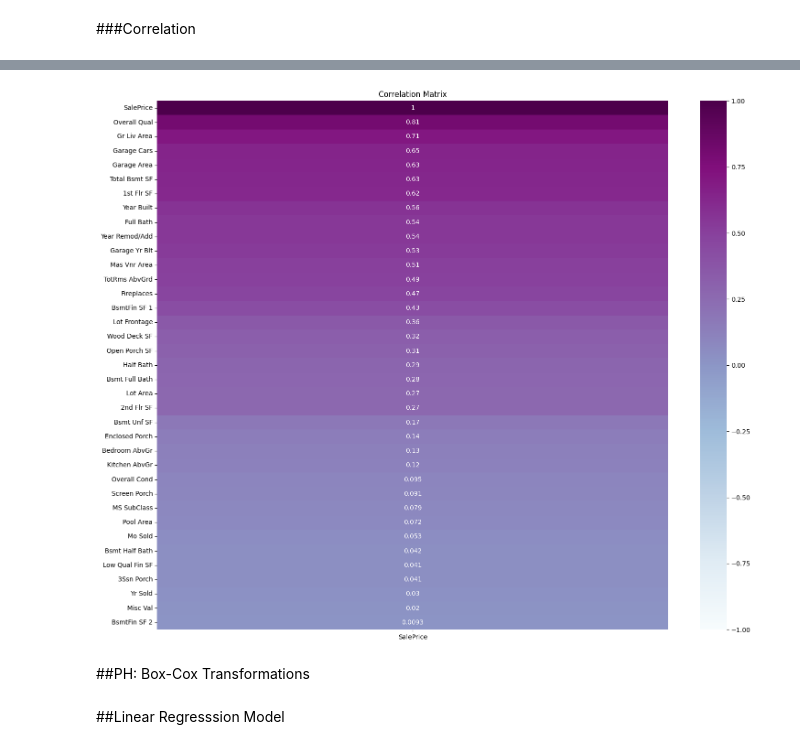
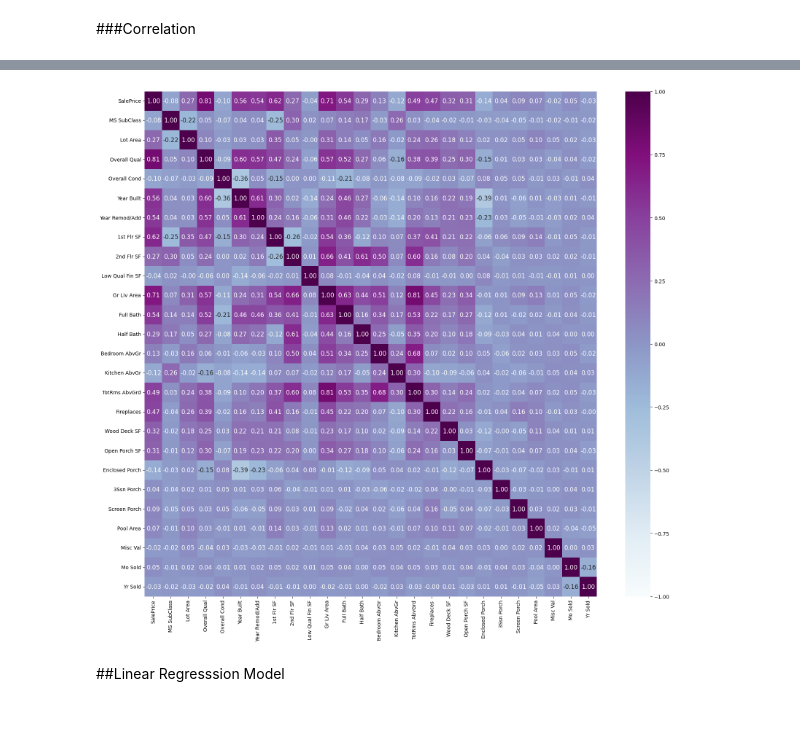
Before and after one commit to test-ds-21/stephanie465337___Data-Science-Portfolio-C21, a Jupyter notebook: Projects/Project-2/Housing.ipynb, the cells around one changed output, grey strips where cells are left out. Drawn from its saved outputs; the diff is of its cells as text; code cells hidden in the pictures; blank space fills up the shorter version.

```diff
--- a/Projects/Project-2/Housing.ipynb
+++ b/Projects/Project-2/Housing.ipynb
@@ -410,37 +321,20 @@ plt.show()
-# %%
-# cols = ['SalePrice'] + df_int.columns.tolist()
-# df_lr = df[cols]
-# df_lr
-
-# corr_matrix
-# sns.heatmap(
-  # corr_matrix,
-  # cmap='coolwarm',
-  # xticklabels = df_lr.columns,
-  # yticklabels = df_lr.columns,
-  # annot=True,
-  # vmin = 0,
-  # vmax = 1,
-  # )
-
-# plt.title("Correlation Heatmap")
-# plt.savefig('corr.png')
-# plt.show()
-
-plt.figure(figsize=(18, 15))
-sns.heatmap(
-  sales_corr,
-  annot=True,
-  cmap='BuPu',
-  vmin=-1,
-  vmax=1
-)
-
-plt.title('Correlation Matrix')
-plt.show()
-# %% [output]
-[figure, removed]
-# %% [markdown]
-##PH: Box-Cox Transformations
+# %%
+corr = df_lr.corr()
+
+plt.figure(figsize=(20, 18))
+
+sns.heatmap(
+    corr,
+    annot=True,
+    cmap='BuPu',
+    vmin=-1,
+    vmax=1,
+    annot_kws={"size": 12},
+    fmt=".2f"
+)
+
+plt.show()
+# %% [output]
+[figure, added]
 # %% [markdown]
 ##Linear Regresssion Model
```
Also changed, not shown: parts of 84 cells of this notebook.
